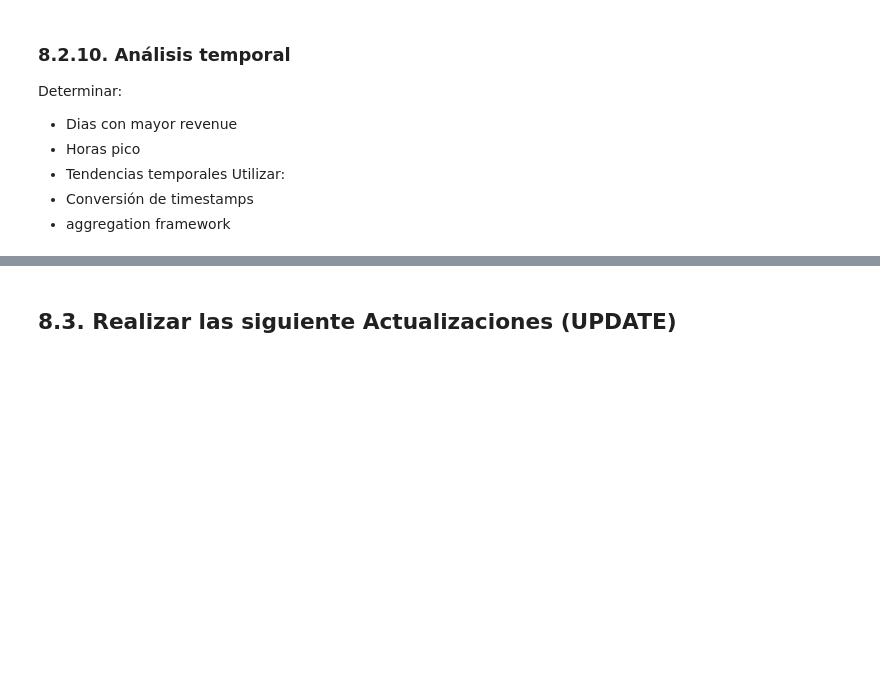
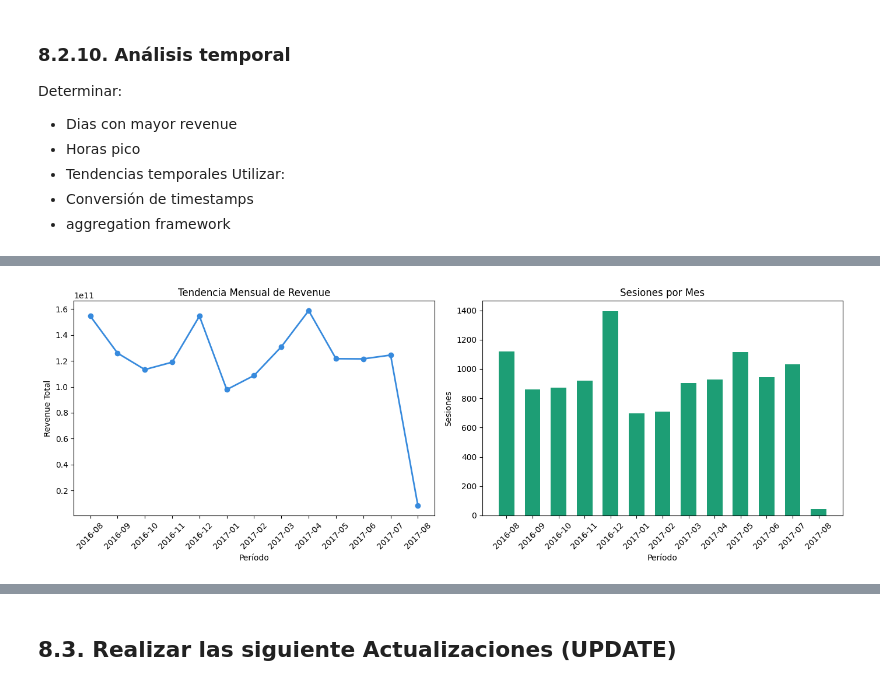
Before and after one commit to pjcarriel/Trabajos_Grupo_Notebook, a Jupyter notebook: TallerGrupo01.ipynb, the cells around one changed output, grey strips where cells are left out. Drawn from its saved outputs; the diff is of its cells as text; code cells hidden in the pictures; blank space fills up the shorter version.

```diff
--- a/TallerGrupo01.ipynb
+++ b/TallerGrupo01.ipynb
@@ -885,3 +1547,80 @@ Determinar:
 Utilizar:
 - Conversión de timestamps
 - aggregation framework
+# %%
+import pandas as pd
+import matplotlib.pyplot as plt
+
+# ── Tendencia mensual
+pipeline_mensual = [
+    {"$match": {"totals.transactionRevenue": {"$exists": True, "$ne": None}}},
+    {"$addFields": {
+        "year":  {"$substr": [{"$toString": "$date"}, 0, 4]},
+        "month": {"$substr": [{"$toString": "$date"}, 4, 2]}
+    }},
+    {"$group": {
+        "_id": {"year": "$year", "month": "$month"},
+        "totalRevenue": {"$sum": {"$toDouble": "$totals.transactionRevenue"}},
+        "sesiones":     {"$sum": 1}
+    }},
+    {"$sort": {"_id.year": 1, "_id.month": 1}}
+]
+
+mensual = list(sessions.aggregate(pipeline_mensual))
+df_mensual = pd.DataFrame([{
+    "Período":  f"{r['_id']['year']}-{r['_id']['month']}",
+    "Revenue":  round(r["totalRevenue"], 0),
+    "Sesiones": r["sesiones"]
+} for r in mensual])
+
+# ── Top 10 días con mayor revenue
+pipeline_dias = [
+    {"$match": {"totals.transactionRevenue": {"$exists": True, "$ne": None}}},
+    {"$group": {
+        "_id":          "$date",
+        "totalRevenue": {"$sum": {"$toDouble": "$totals.transactionRevenue"}},
+        "sesiones":     {"$sum": 1}
+    }},
+    {"$sort":  {"totalRevenue": -1}},
+    {"$limit": 10}
+]
+
+dias = list(sessions.aggregate(pipeline_dias))
+
+print("=" * 55)
+print("  ANÁLISIS TEMPORAL")
+print("=" * 55)
+print(f"\n📅 Top 10 días con mayor revenue:\n")
+print(f"{'Fecha':<12} {'Revenue Total':>15} {'Sesiones':>10}")
+print("-" * 40)
+for r in dias:
+    print(f"{str(r['_id']):<12} ${r['totalRevenue']:>14,.0f} {r['sesiones']:>10,}")
+
+print(f"\n📆 Tendencia mensual:\n")
+print(df_mensual.to_string(index=False))
+
+# ── Gráfico tendencia mensual
+fig, axes = plt.subplots(1, 2, figsize=(14, 5))
+
+axes[0].plot(df_mensual["Período"], df_mensual["Revenue"],
+             marker="o", color="#378ADD", linewidth=2)
+axes[0].set_title("Tendencia Mensual de Revenue")
+axes[0].set_xlabel("Período")
+axes[0].set_ylabel("Revenue Total")
+axes[0].tick_params(axis="x", rotation=45)
+
+axes[1].bar(df_mensual["Período"], df_mensual["Sesiones"],
+            color="#1D9E75", width=0.6)
+axes[1].set_title("Sesiones por Mes")
+axes[1].set_xlabel("Período")
+axes[1].set_ylabel("Sesiones")
+axes[1].tick_params(axis="x", rotation=45)
+
+plt.tight_layout()
+plt.show()
+
+mejor_mes = df_mensual.loc[df_mensual["Revenue"].idxmax()]
+print(f"\n💡 Mes con mayor revenue : {mejor_mes['Período']}")
+print(f"   Revenue total         : ${mejor_mes['Revenue']:,.0f}")
+print(f"   Sesiones              : {mejor_mes['Sesiones']:,}")
+# %% [output]
@@ -887,0 +1644 @@ Utilizar:
+[figure, added]
```
Also changed, not shown: parts of 42 cells of this notebook.
